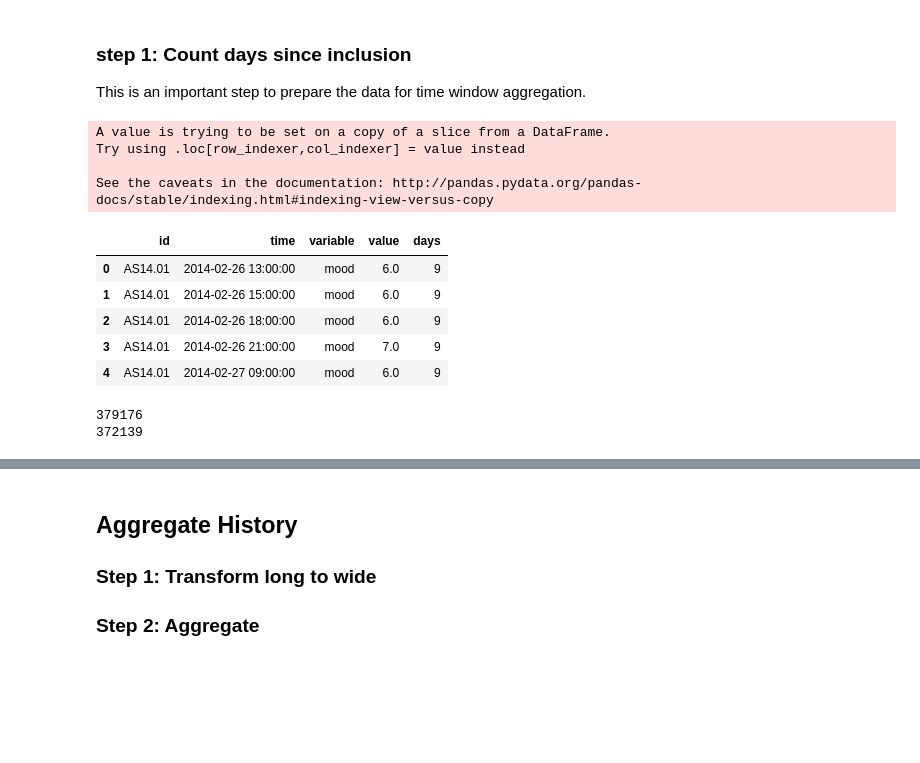
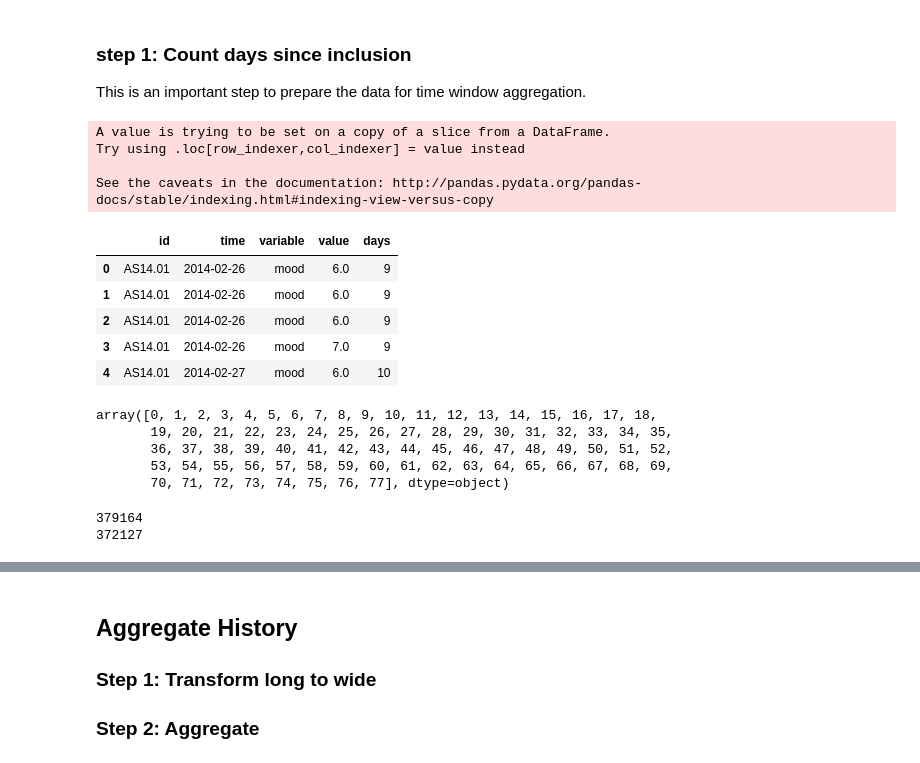
Before and after one commit to levrex/AppMoodPrediction, a Jupyter notebook: Datamining_Mood.ipynb, the cells around one changed output, grey strips where cells are left out. Saved outputs shown, nothing was run; the diff lists cells and outputs as text; code cells hidden in the pictures; blank space fills up the shorter version.

```diff
--- a/Datamining_Mood.ipynb
+++ b/Datamining_Mood.ipynb
@@ -150,6 +171,9 @@ class Aggregation(object):
     def getDF(self):
         return self.df
 
+    def parser(self, x):
+        return datetime.strptime(str(x)[:10], '%Y-%m-%d')
+
     def formatTimeSpan(self):
         """
         Translate time stamps to time in days ever since inclusion of said user
@@ -163,52 +187,66 @@ class Aggregation(object):
         df_new = pd.DataFrame(columns=cols)
         for subject in self.df[self.key].unique():
             df_sub = self.df[self.df[self.key]==subject]
-            df_sub = self.countTheDays(df_sub)
+            df_sub, initial_date = self.countTheDays(df_sub)
             for day in range(df_sub['days'].max()):
                 df_day = df_sub[df_sub['days']==day]
                 nr_calls = len(df_day[df_day['variable']=='call'])
                 #print(nr_calls)
                 if nr_calls != 0:
-                    df_calls = pd.DataFrame([pd.Series([df_day['id'].iloc[0], df_day['time'].iloc[0], 'total_calls', nr_calls, day])])
+                    df_calls = pd.DataFrame([pd.Series([df_day['id'].iloc[0], self.parser(df_day['time'].iloc[0]), 'total_calls', nr_calls, day])])
                     df_calls = df_calls.rename(columns={0: cols[0], 1: cols[1], 2: cols[2], 3: cols[3], 4: cols[4]})
                     #print(df_calls)
 
                     df_sub = pd.concat([df_sub, df_calls], axis=0)
                 nr_sms = len(df_day[df_day['variable']=='sms'])
                 if nr_sms != 0:
                     df_sms = pd.DataFrame([pd.Series([df_day['id'].iloc[0], df_day['time'].iloc[0], 'total_sms', nr_sms, day])])
                     df_sms = df_sms.rename(columns={0: cols[0], 1: cols[1], 2: cols[2], 3: cols[3], 4: cols[4]})
                     df_sub = pd.concat([df_sub, df_sms], axis=0)
                 if day not in list(df_sub['days'].unique()):
                     #print(day)
-                    s = pd.DataFrame([pd.Series([df_sub['id'].iloc[0],np.nan,'mood',np.nan, day], index=cols)])
+                    date= self.parser(initial_date) + pd.Timedelta(days=day)
+                    s = pd.DataFrame([pd.Series([df_sub['id'].iloc[0],date,'mood',np.nan, day], index=cols)])
                     df_sub = pd.concat([df_sub, s], axis=0, ignore_index=True)# df_sub.append(s, ignore_index=True)
             df_new = pd.concat([df_new, df_sub])
         self.df = df_new
 
     def countTheDays(self, df_sub):
         initial_date = df_sub[self.timestamp].min()
         df_sub['days'] = pd.to_datetime(df_sub[self.timestamp]).sub(initial_date).dt.days
-        return df_sub
+        return df_sub, initial_date
 
+def parser(x):
+    #print(str(x)[:10])
+    return datetime.strptime(str(x)[:10], '%Y-%m-%d')
+
+df_mood['time'] = df_mood['time'].apply(lambda x : parser(x))
 agg = Aggregation(df_mood, 'id', 'time', window=5)
 agg.formatTimeSpan()
 temp_df = agg.getDF()
 temp_df.head()
 # %% [output]
 A value is trying to be set on a copy of a slice from a DataFrame.
 Try using .loc[row_indexer,col_indexer] = value instead
 
 See the caveats in the documentation: http://pandas.pydata.org/pandas-docs/stable/indexing.html#indexing-view-versus-copy
 |  | id | time | variable | value | days |
-| 0 | AS14.01 | 2014-02-26 13:00:00 | mood | 6.0 | 9 |
-| 1 | AS14.01 | 2014-02-26 15:00:00 | mood | 6.0 | 9 |
-| 2 | AS14.01 | 2014-02-26 18:00:00 | mood | 6.0 | 9 |
-| 3 | AS14.01 | 2014-02-26 21:00:00 | mood | 7.0 | 9 |
-| 4 | AS14.01 | 2014-02-27 09:00:00 | mood | 6.0 | 9 |
+| 0 | AS14.01 | 2014-02-26 | mood | 6.0 | 9 |
+| 1 | AS14.01 | 2014-02-26 | mood | 6.0 | 9 |
+| 2 | AS14.01 | 2014-02-26 | mood | 6.0 | 9 |
+| 3 | AS14.01 | 2014-02-26 | mood | 7.0 | 9 |
+| 4 | AS14.01 | 2014-02-27 | mood | 6.0 | 10 |
+# %%
+temp_df[temp_df['id']=='AS14.01'].sort_values('days')['days'].unique()
+# %% [output]
+array([0, 1, 2, 3, 4, 5, 6, 7, 8, 9, 10, 11, 12, 13, 14, 15, 16, 17, 18,
+       19, 20, 21, 22, 23, 24, 25, 26, 27, 28, 29, 30, 31, 32, 33, 34, 35,
+       36, 37, 38, 39, 40, 41, 42, 43, 44, 45, 46, 47, 48, 49, 50, 51, 52,
+       53, 54, 55, 56, 57, 58, 59, 60, 61, 62, 63, 64, 65, 66, 67, 68, 69,
+       70, 71, 72, 73, 74, 75, 76, 77], dtype=object)
 # %%
 print(len(temp_df))
 print(len(temp_df[((temp_df['variable']!='call') &(temp_df['variable']!='sms'))]))
 # %% [output]
-379176
-372139
+379164
+372127
```
Also changed, not shown: parts of 33 cells of this notebook, 8 other files.
